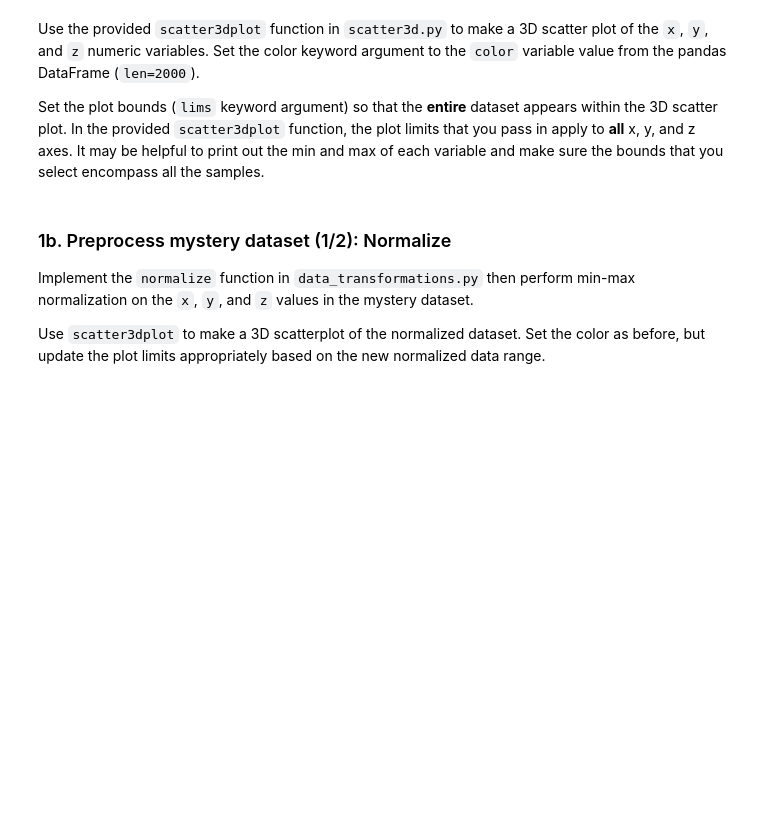
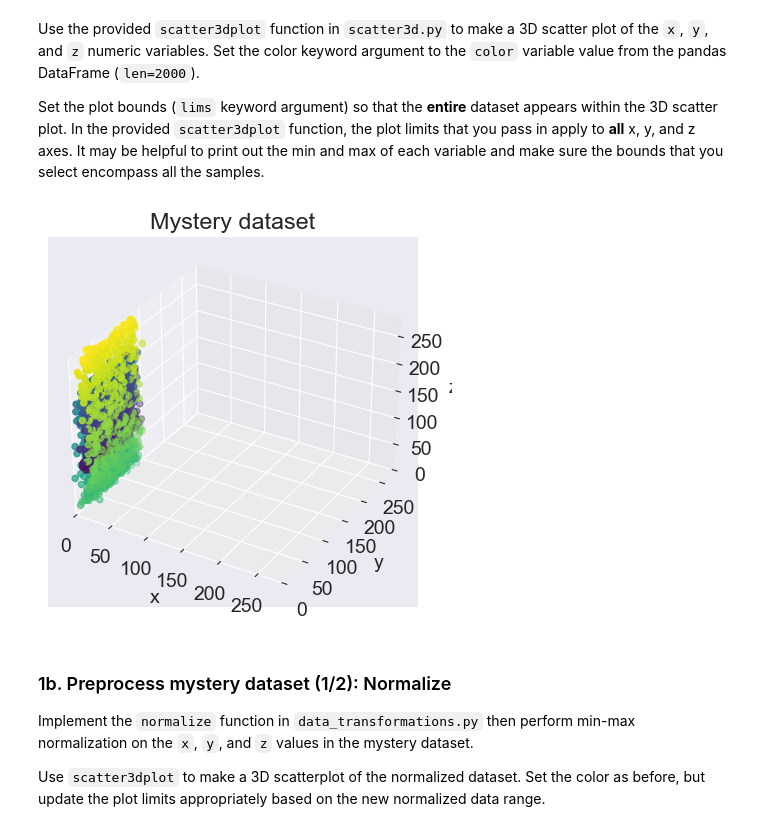
Before and after one commit to LLLgoyour/cs252, a Jupyter notebook: project/p4/data_transformations.ipynb, the cells around one changed output. Saved outputs shown, nothing was run; the diff lists cells and outputs as text; code cells hidden in the pictures; blank space fills up the shorter version.

```diff
--- a/project/p4/data_transformations.ipynb
+++ b/project/p4/data_transformations.ipynb
@@ -44,5 +44,6 @@ Load in the mystery dataset (`mystery.csv`) as a pandas DataFrame below. Print o
 **Note:** The `mystery.csv` does not have a types row. Going forward, csv files we work with won't have the types row.
 # %%
 # YOUR CODE HERE
+df = pd.read_csv('data/mystery.csv', delimiter = ',')
 # %% [markdown]
 Select the x, y, and z variables from the pandas DataFrame and [convert it to a numpy ndarray](https://pandas.pydata.org/docs/reference/api/pandas.DataFrame.to_numpy.html).
@@ -50,0 +50,4 @@ Select the x, y, and z variables from the pandas DataFrame and [convert it to a
+# %%
+# YOUR CODE HERE
+print(df[['x']], df[['y']], df[['z']])
+ndarray = df[['x', 'y', 'z']].to_numpy()
@@ -57,3 +76,19 @@ Set the plot bounds (`lims` keyword argument) so that the **entire** dataset app
+# %%
+# YOUR CODE HERE
+color = df['color'].to_numpy()
+lims = (ndarray.min(), ndarray.max())
+scatter3dplot(
+    data_xyz = ndarray,
+    color = color,
+    headers = ['x', 'y', 'z'],
+    lims = lims,
+    )
+
+# print(color.shape)
+# print(np.min(ndarray))
+# print(np.max(ndarray))
+# %% [output]
+[figure, added]
 # %% [markdown]
 ### 1b. Preprocess mystery dataset (1/2): Normalize
 
```
Also changed, not shown: parts of 29 cells of this notebook, 2 other files.
